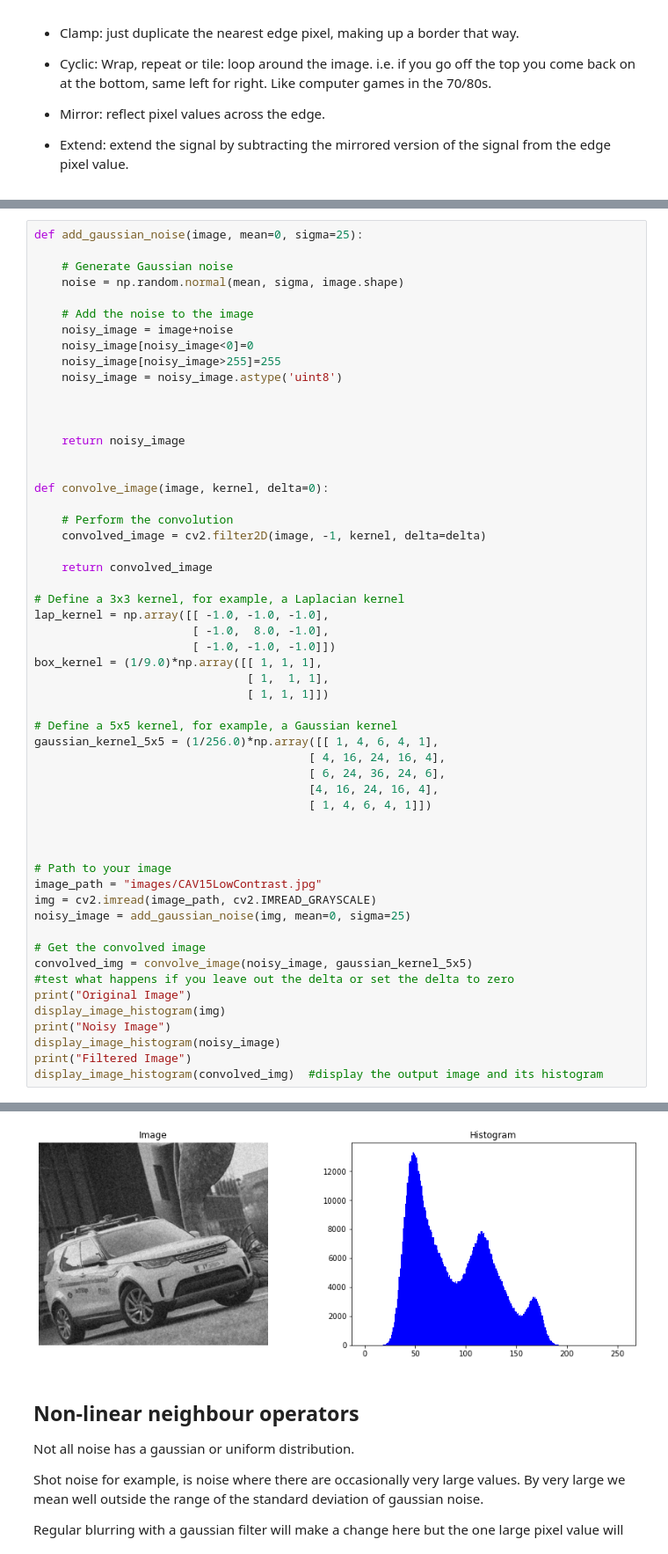
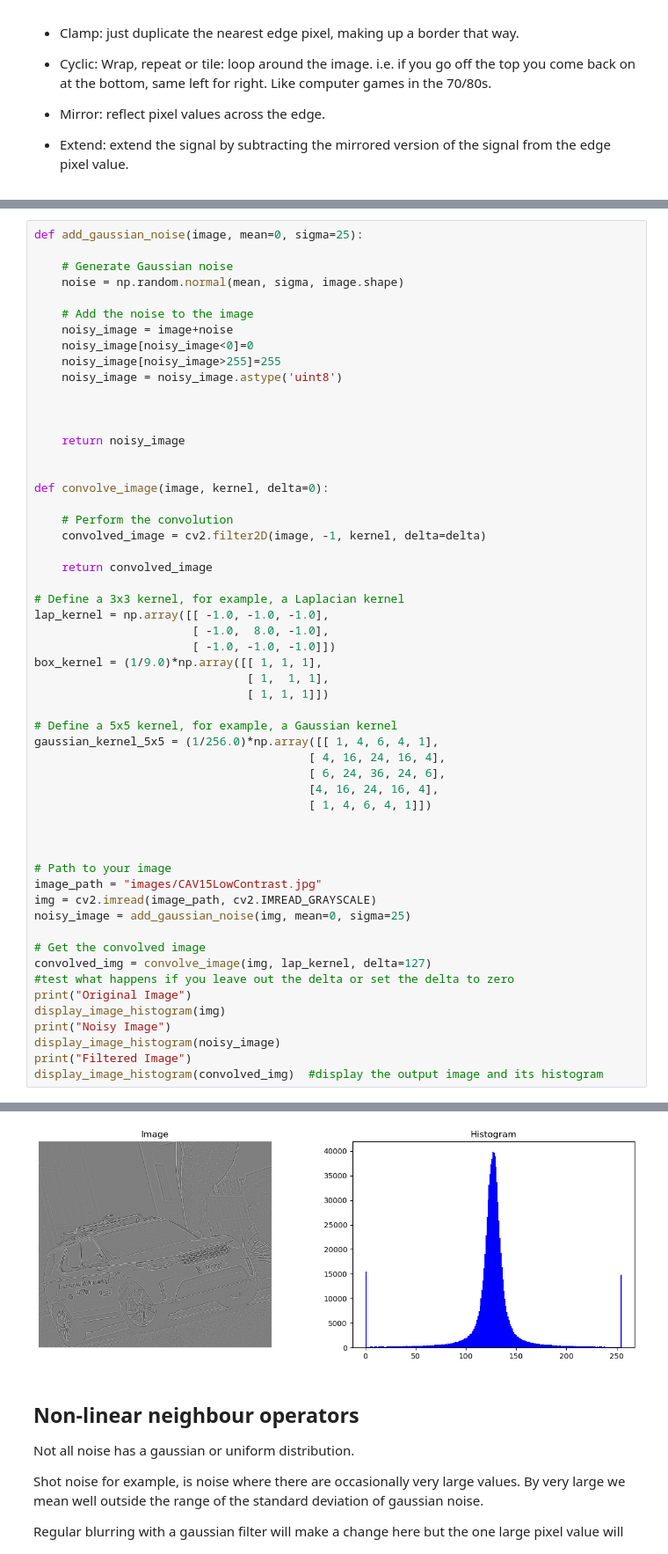
Before and after one commit to seanmullery/MVGCV, a Jupyter notebook: MVGCV-BasicImageProc/BasicImageProcessing.ipynb, the cells around one changed output, grey strips where cells are left out. Shown at 88% size. Saved outputs shown, nothing was run; the diff lists cells and outputs as text.

```diff
--- a/MVGCV-BasicImageProc/BasicImageProcessing.ipynb
+++ b/MVGCV-BasicImageProc/BasicImageProcessing.ipynb
@@ -589,7 +590,7 @@ img = cv2.imread(image_path, cv2.IMREAD_GRAYSCALE)
 noisy_image = add_gaussian_noise(img, mean=0, sigma=25)
 
 # Get the convolved image
-convolved_img = convolve_image(noisy_image, gaussian_kernel_5x5)
+convolved_img = convolve_image(img, lap_kernel, delta=127)
 #test what happens if you leave out the delta or set the delta to zero
 print("Original Image")
 display_image_histogram(img)
@@ -605,5 +606,5 @@ Noisy Image
 Filtered Image
-[figure, old version]
+[figure, new version]
 # %% [markdown]
 ## Non-linear neighbour operators
 
```
Also changed, not shown: parts of 6 cells of this notebook, 12 other files.
